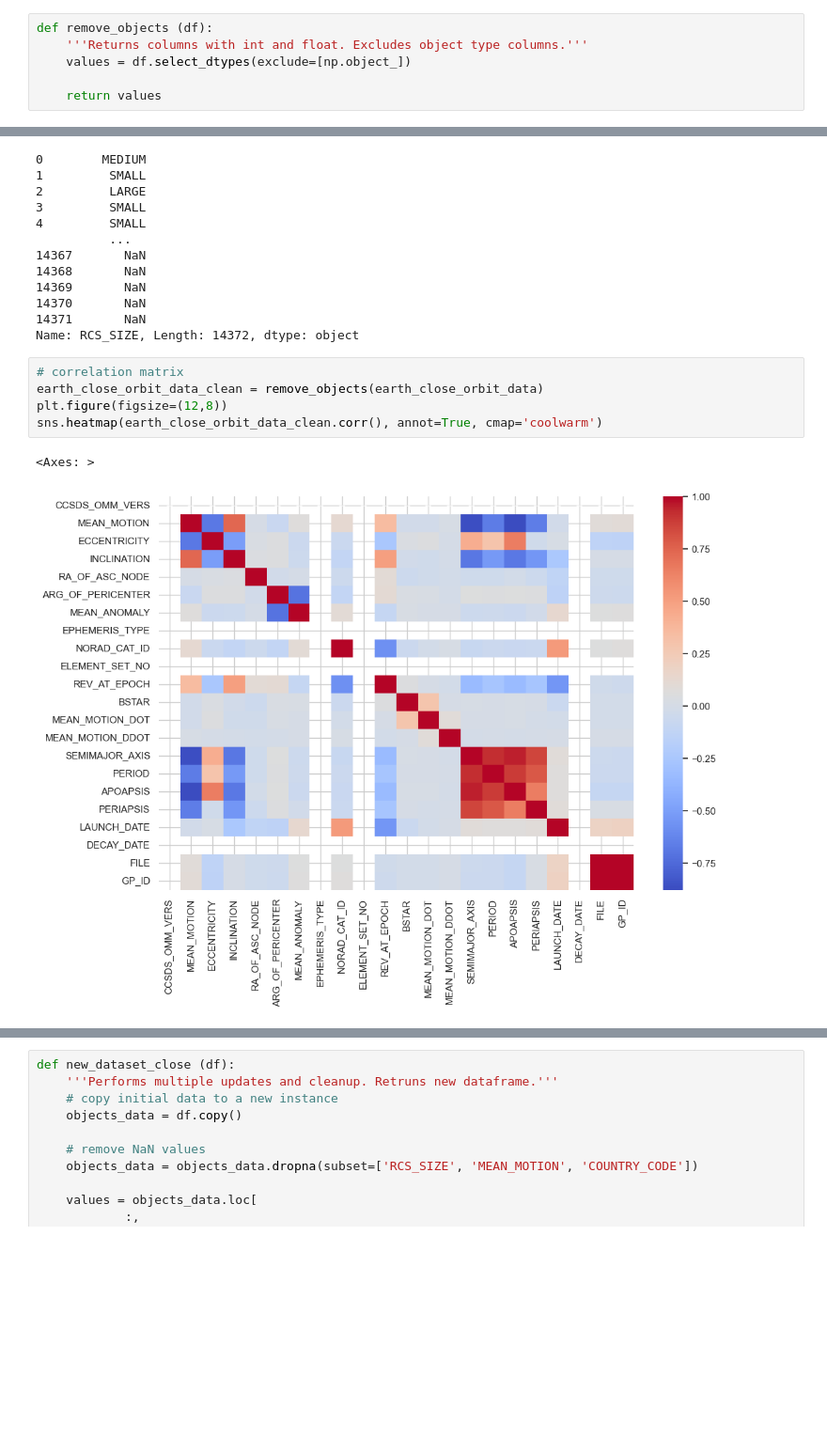
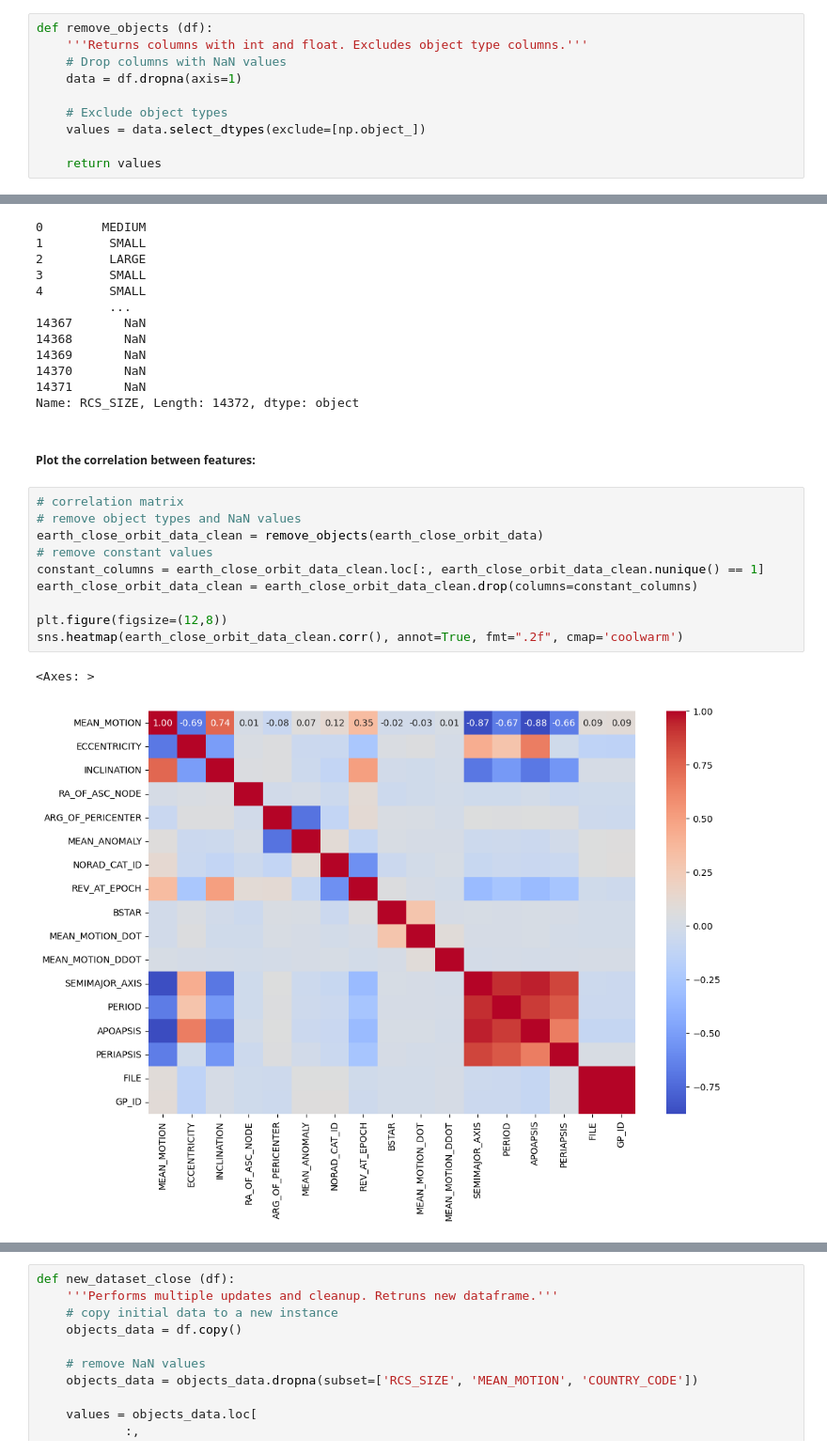
Before and after one commit to nikolayzhechev/Earth-Orbit-Objects-Analysis-and-Prediction, a Jupyter notebook: Earth Orbit Objects.ipynb, the cells around one changed output, grey strips where cells are left out. Shown at 94% size. Saved outputs shown, nothing was run; the diff lists cells and outputs as text; blank space fills up the shorter version.

Commit message:
Data and layout refinement

```diff
--- a/Earth Orbit Objects.ipynb
+++ b/Earth Orbit Objects.ipynb
@@ -227,7 +234,11 @@ def update_dataset (df):
 # %%
 def remove_objects (df):
     '''Returns columns with int and float. Excludes object type columns.'''
-    values = df.select_dtypes(exclude=[np.object_])
+    # Drop columns with NaN values
+    data = df.dropna(axis=1)
+
+    # Exclude object types
+    values = data.select_dtypes(exclude=[np.object_])
 
     return values
 # %%
@@ -796,11 +804,18 @@ earth_close_orbit_data.RCS_SIZE
 14370       NaN
 14371       NaN
 Name: RCS_SIZE, Length: 14372, dtype: object
+# %% [markdown]
+##### Plot the correlation between features:
 # %%
 # correlation matrix
+# remove object types and NaN values
 earth_close_orbit_data_clean = remove_objects(earth_close_orbit_data)
+# remove constant values
+constant_columns = earth_close_orbit_data_clean.loc[:, earth_close_orbit_data_clean.nunique() == 1]
+earth_close_orbit_data_clean = earth_close_orbit_data_clean.drop(columns=constant_columns)
+
 plt.figure(figsize=(12,8))
-sns.heatmap(earth_close_orbit_data_clean.corr(), annot=True, cmap='coolwarm')
+sns.heatmap(earth_close_orbit_data_clean.corr(), annot=True, fmt=".2f", cmap='coolwarm')
 # %% [output]
 <Axes: >
-[figure, old version]
+[figure, new version]
```
Also changed, not shown: parts of 48 cells of this notebook, 2 other files.
